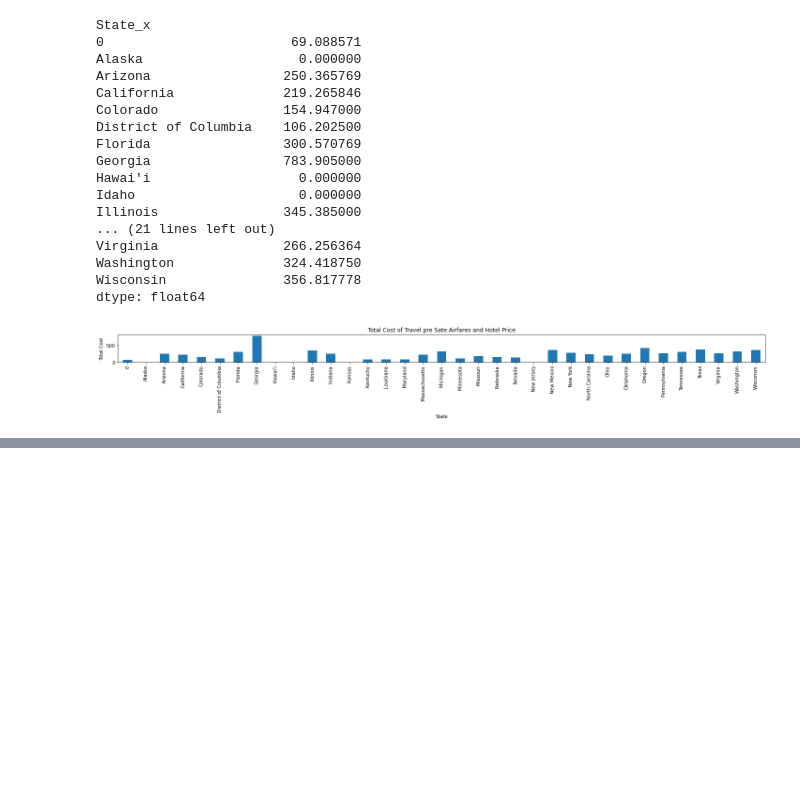
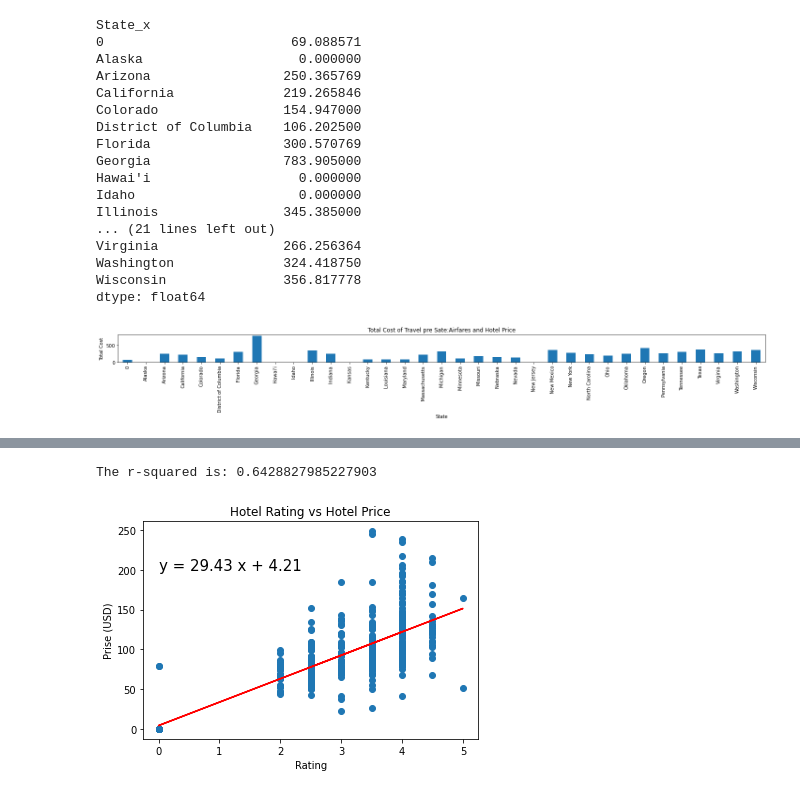
Before and after one commit to Kaylawkelly/HotelRateLocataion-Project1, a Jupyter notebook: Project 1 Travel.ipynb, the cells around one changed output, grey strips where cells are left out. Cells and saved outputs as stored; diff of their text form; code cells hidden in the pictures; blank space fills up the shorter version.

Commit message:
Regression Chart Re-Done

```diff
--- a/Project 1 Travel.ipynb
+++ b/Project 1 Travel.ipynb
@@ -246,3 +243,24 @@ plt.show()
+# %%
+x_values = merged_data_df["Rating"]
+y_values = merged_data_df["Price"]
+(slope, intercept, rvalue, pvalue, stderr) = linregress(x_values, y_values)
+
+regress_values = x_values * slope + intercept
+
+line_eq= f"y = {round(slope, 2)} x + {round(intercept, 2)}"
+
+plt.scatter(x_values,y_values)
+plt.plot(x_values,regress_values,"r-")
+plt.annotate(line_eq,(0,200),fontsize=15)
+plt.title("Hotel Rating vs Hotel Price")
+plt.xlabel("Rating")
+plt.ylabel("Prise (USD)")
+print(f"The r-squared is: {rvalue**2}")
+plt.savefig("Hotel Regression.png")
+plt.show()
+# %% [output]
+The r-squared is: 0.6428827985227903
+[figure, added]
 # %%
 
 airport_code=[]
```
Also changed, not shown: parts of 1 cell of this notebook, 1 other file.
